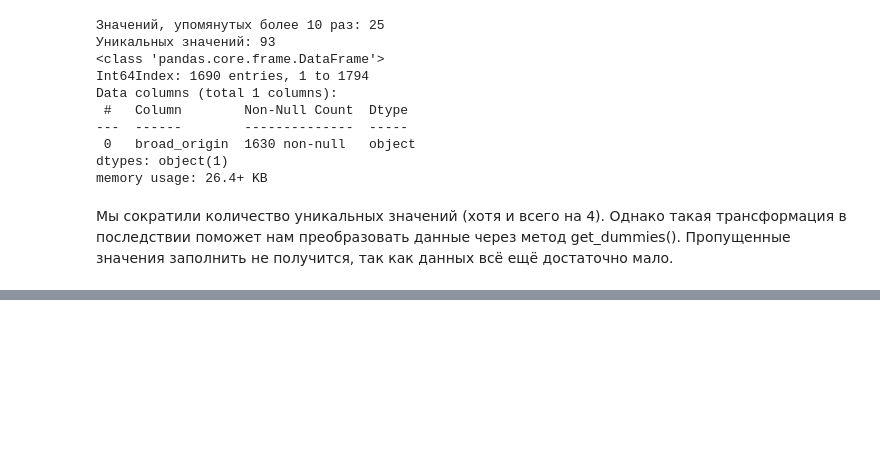
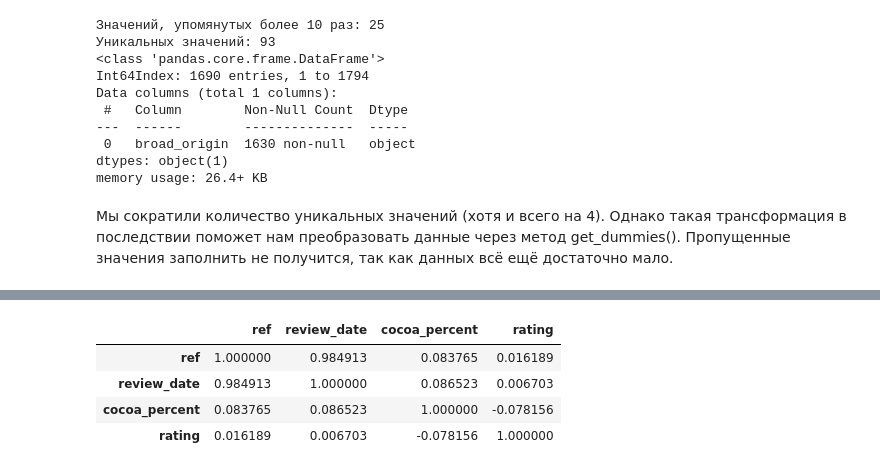
Before and after one commit to tempcat07/module_stat0, a Jupyter notebook: stat0.ipynb, the cells around one changed output, grey strips where cells are left out. Saved outputs shown, nothing was run; the diff lists cells and outputs as text; code cells hidden in the pictures; blank space fills up the shorter version.

```diff
--- a/stat0.ipynb
+++ b/stat0.ipynb
@@ -712,0 +729,14 @@ memory usage: 26.4+ KB
+# %%
+#Используем для наглядности матрицу корреляций:
+cacao.corr()
+#Так как переменные review_date и ref скоррелированы почти полностью, одну переменную можно исключить. Пусть это будет переменная REF.
+
+#Останутся две слабоскоррелированные с рейтингом переменные: cocoa_percent и review_date.
+
+#Интересно, что положительная корреляция параметра review_date и rating может говорить как о том, что со временем батончики действительно становятся лучше, так и о том, что рейтинги просто завышаются.
+# %% [output]
+|  | ref | review_date | cocoa_percent | rating |
+| ref | 1.000000 | 0.984913 | 0.083765 | 0.016189 |
+| review_date | 0.984913 | 1.000000 | 0.086523 | 0.006703 |
+| cocoa_percent | 0.083765 | 0.086523 | 1.000000 | -0.078156 |
+| rating | 0.016189 | 0.006703 | -0.078156 | 1.000000 |
```
Also changed, not shown: parts of 9 cells of this notebook.
